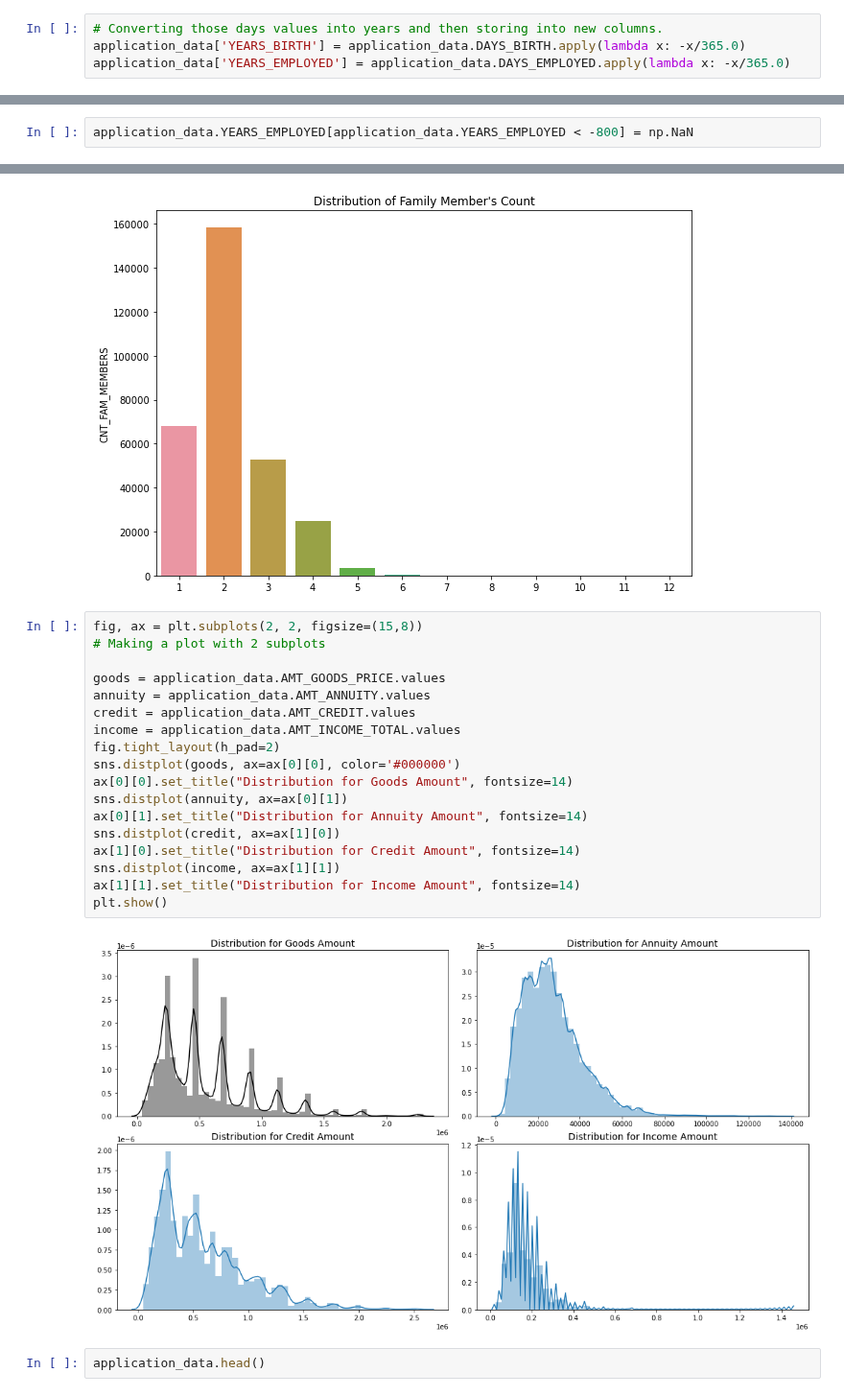
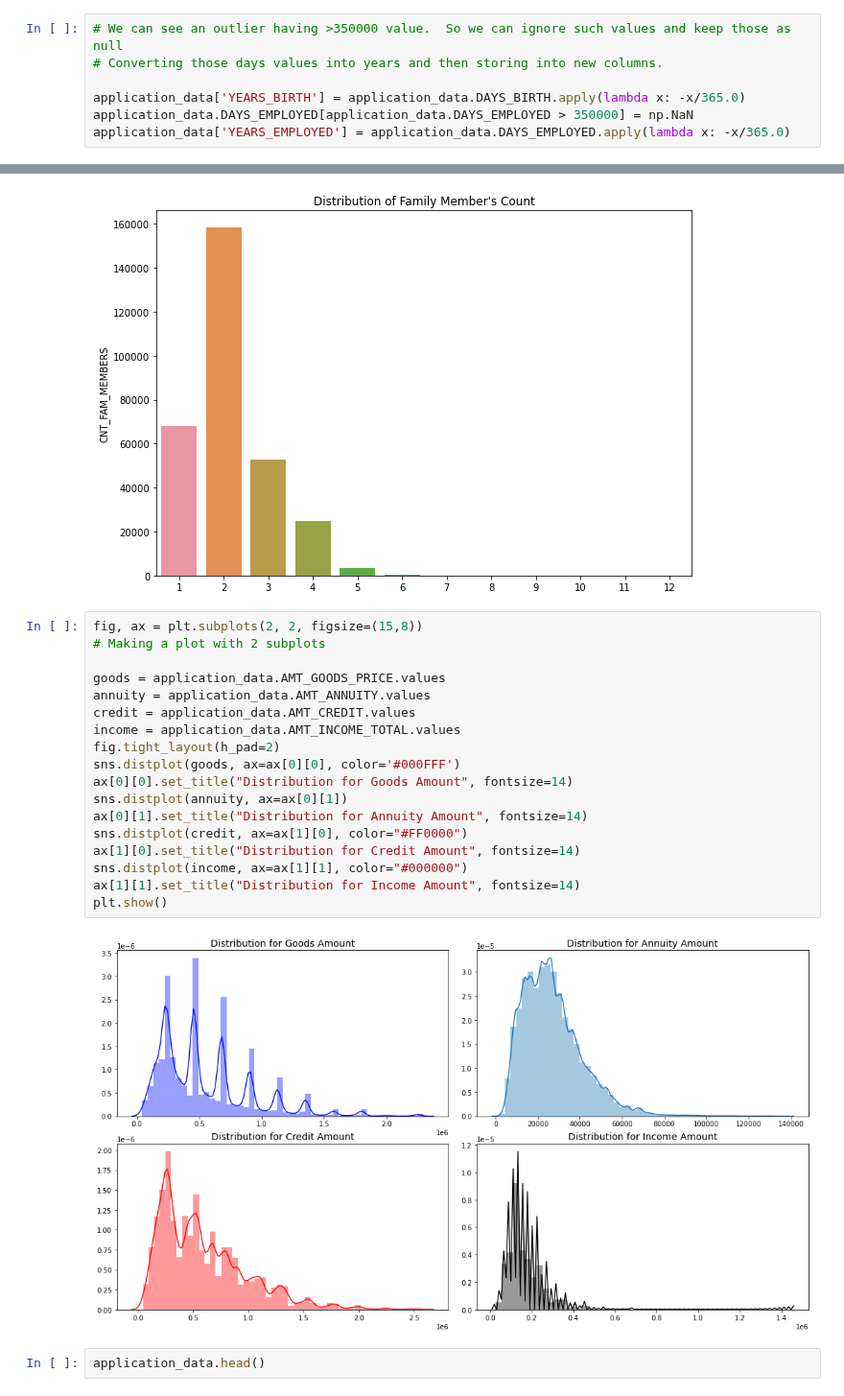
Before and after one commit to shardul-rajhans/Bank-Credit-Loan-Risk-Analytics-EDA, a Jupyter notebook: shardul_sohini_eda_case_study.ipynb, the cells around one changed output, grey strips where cells are left out. Shown at 96% size. Cells and saved outputs as stored; diff of their text form.

```diff
--- a/shardul_sohini_eda_case_study.ipynb
+++ b/shardul_sohini_eda_case_study.ipynb
@@ -784,6 +891,9 @@ Name: DAYS_EMPLOYED, dtype: float64
 # %%
+# We can see an outlier having >350000 value.  So we can ignore such values and keep those as null
 # Converting those days values into years and then storing into new columns.
+
 application_data['YEARS_BIRTH'] = application_data.DAYS_BIRTH.apply(lambda x: -x/365.0)
+application_data.DAYS_EMPLOYED[application_data.DAYS_EMPLOYED > 350000] = np.NaN
 application_data['YEARS_EMPLOYED'] = application_data.DAYS_EMPLOYED.apply(lambda x: -x/365.0)
 # %%
 # Deleting the days columns
@@ -817,2 +920,0 @@ application_data[application_data.YEARS_EMPLOYED < -800].shape[0]/application_da
-# %%
-application_data.YEARS_EMPLOYED[application_data.YEARS_EMPLOYED < -800] = np.NaN
@@ -1207,23 +1223,23 @@ plt.show()
 # %%
 fig, ax = plt.subplots(2, 2, figsize=(15,8))
 # Making a plot with 2 subplots
 
 goods = application_data.AMT_GOODS_PRICE.values
 annuity = application_data.AMT_ANNUITY.values
 credit = application_data.AMT_CREDIT.values
 income = application_data.AMT_INCOME_TOTAL.values
 fig.tight_layout(h_pad=2)
-sns.distplot(goods, ax=ax[0][0], color='#000000')
+sns.distplot(goods, ax=ax[0][0], color='#000FFF')
 ax[0][0].set_title("Distribution for Goods Amount", fontsize=14)
 sns.distplot(annuity, ax=ax[0][1])
 ax[0][1].set_title("Distribution for Annuity Amount", fontsize=14)
-sns.distplot(credit, ax=ax[1][0])
+sns.distplot(credit, ax=ax[1][0], color="#FF0000")
 ax[1][0].set_title("Distribution for Credit Amount", fontsize=14)
-sns.distplot(income, ax=ax[1][1])
+sns.distplot(income, ax=ax[1][1], color="#000000")
 ax[1][1].set_title("Distribution for Income Amount", fontsize=14)
 plt.show()
 # %% [output]
-[figure, old version]
+[figure, new version]
 # %%
 application_data.head()
 # %% [output]
```
Also changed, not shown: parts of 199 cells of this notebook.
